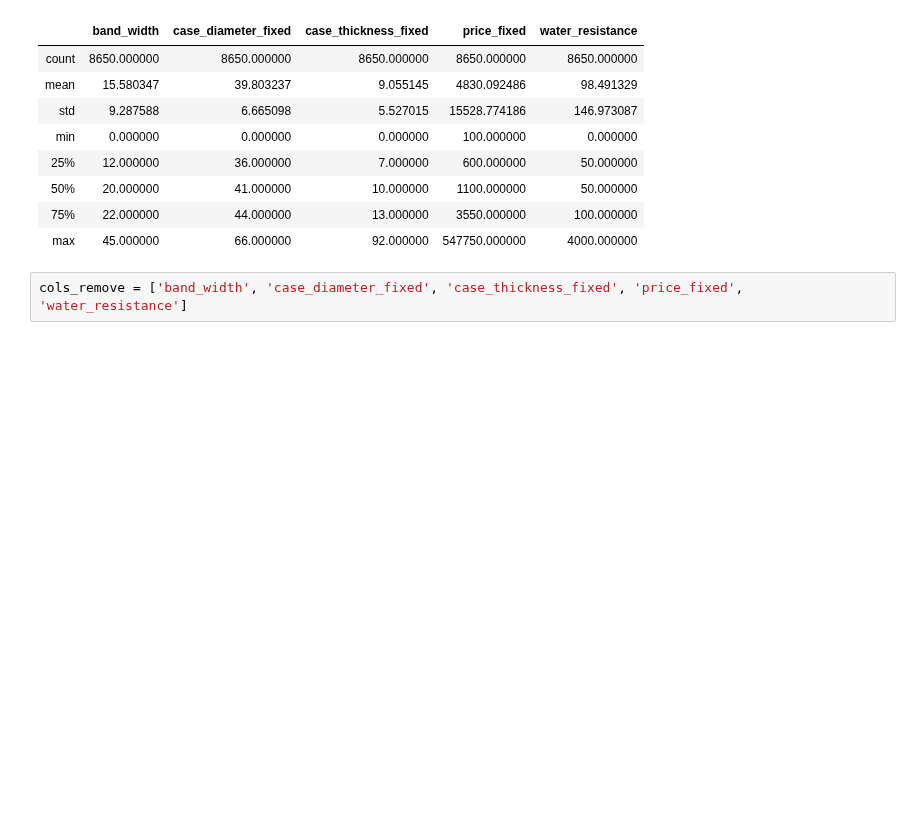
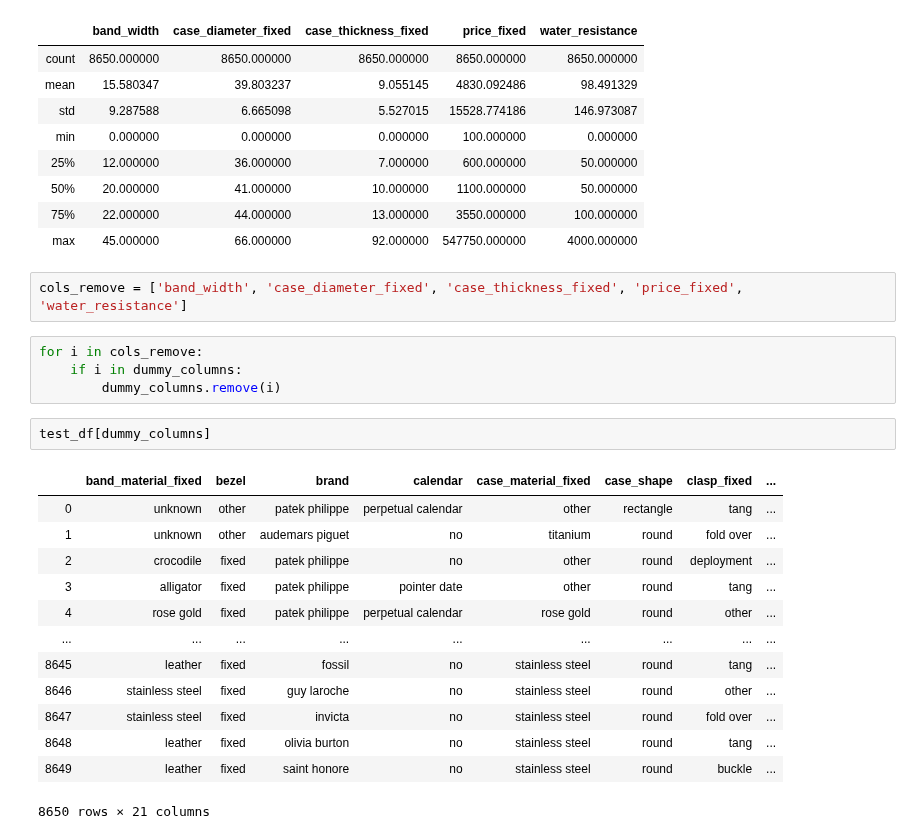
Before and after one commit to jcanque777/watchclassification, a Jupyter notebook: watch_classification_final.ipynb, the cells around one changed output. Saved outputs shown, nothing was run; the diff lists cells and outputs as text; blank space fills up the shorter version.

Commit message:
created list of columns with more than 20 unique values to remove

```diff
--- a/watch_classification_final.ipynb
+++ b/watch_classification_final.ipynb
@@ -525,3 +525,23 @@ test_df.describe()
 | max | 45.000000 | 66.000000 | 92.000000 | 547750.000000 | 4000.000000 |
 # %%
 cols_remove = ['band_width', 'case_diameter_fixed', 'case_thickness_fixed', 'price_fixed', 'water_resistance']
+# %%
+for i in cols_remove:
+    if i in dummy_columns:
+        dummy_columns.remove(i)
+# %%
+test_df[dummy_columns]
+# %% [output]
+|  | band_material_fixed | bezel | brand | calendar | case_material_fixed | case_shape | clasp_fixed | ... |
+| 0 | unknown | other | patek philippe | perpetual calendar | other | rectangle | tang | ... |
+| 1 | unknown | other | audemars piguet | no | titanium | round | fold over | ... |
+| 2 | crocodile | fixed | patek philippe | no | other | round | deployment | ... |
+| 3 | alligator | fixed | patek philippe | pointer date | other | round | tang | ... |
+| 4 | rose gold | fixed | patek philippe | perpetual calendar | rose gold | round | other | ... |
+| ... | ... | ... | ... | ... | ... | ... | ... | ... |
+| 8645 | leather | fixed | fossil | no | stainless steel | round | tang | ... |
+| 8646 | stainless steel | fixed | guy laroche | no | stainless steel | round | other | ... |
+| 8647 | stainless steel | fixed | invicta | no | stainless steel | round | fold over | ... |
+| 8648 | leather | fixed | olivia burton | no | stainless steel | round | tang | ... |
+| 8649 | leather | fixed | saint honore | no | stainless steel | round | buckle | ... |
+8650 rows × 21 columns
```
Also changed, not shown: parts of 4 cells of this notebook.
